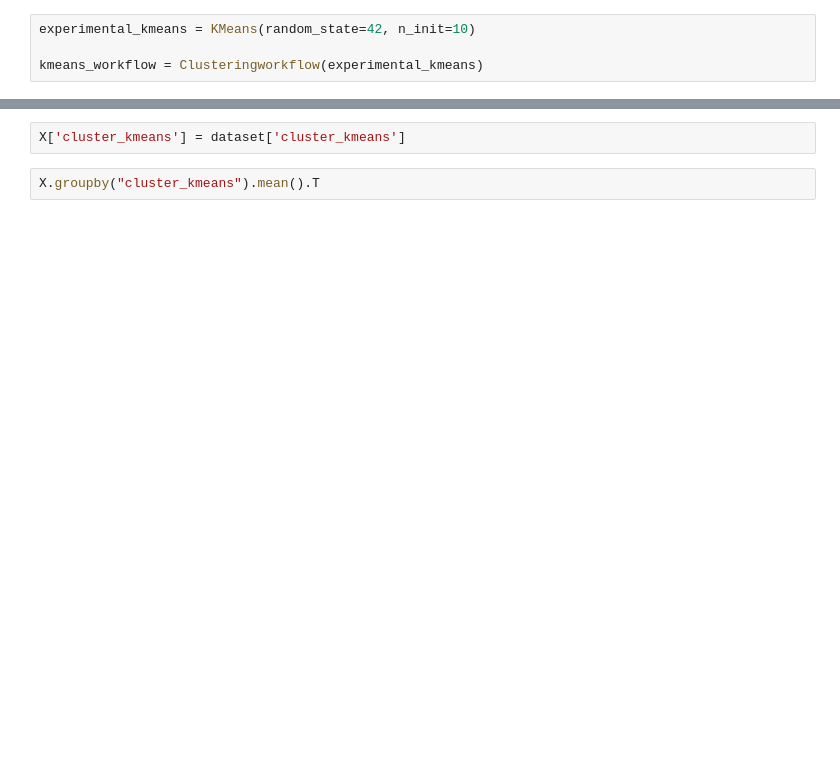
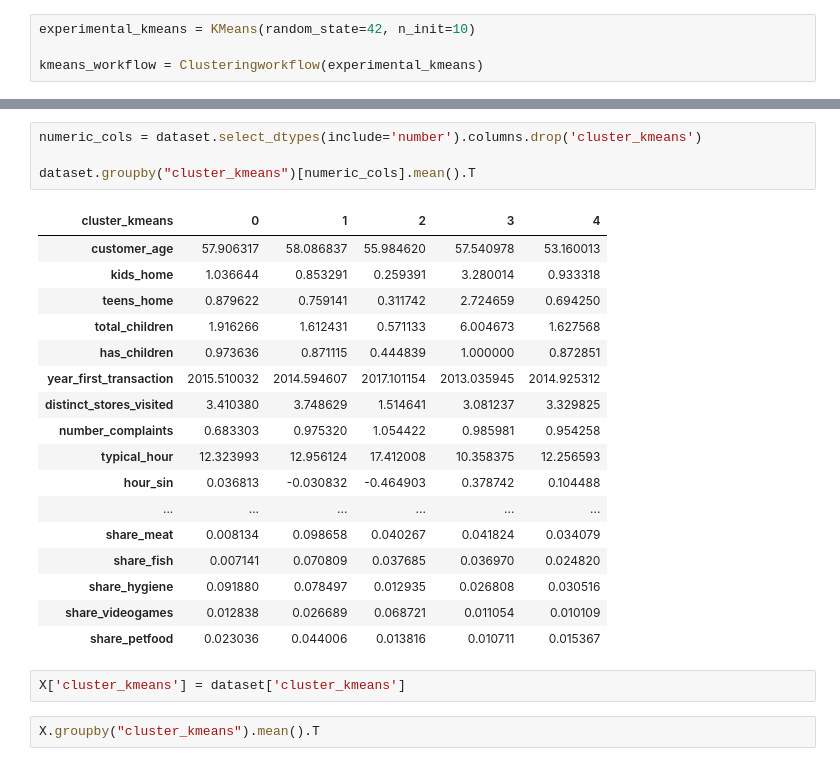
Before and after one commit to tiago2806/ml_project, a Jupyter notebook: notebooks/03_modelling.ipynb, the cells around one changed output, grey strips where cells are left out. Saved outputs shown, nothing was run; the diff lists cells and outputs as text; blank space fills up the shorter version.

```diff
--- a/notebooks/03_modelling.ipynb
+++ b/notebooks/03_modelling.ipynb
@@ -148,4 +138,26 @@ cluster_kmeans
 Name: count, dtype: int64
+# %%
+numeric_cols = dataset.select_dtypes(include='number').columns.drop('cluster_kmeans')
+
+dataset.groupby("cluster_kmeans")[numeric_cols].mean().T
+# %% [output]
+| cluster_kmeans | 0 | 1 | 2 | 3 | 4 |
+| customer_age | 57.906317 | 58.086837 | 55.984620 | 57.540978 | 53.160013 |
+| kids_home | 1.036644 | 0.853291 | 0.259391 | 3.280014 | 0.933318 |
+| teens_home | 0.879622 | 0.759141 | 0.311742 | 2.724659 | 0.694250 |
+| total_children | 1.916266 | 1.612431 | 0.571133 | 6.004673 | 1.627568 |
+| has_children | 0.973636 | 0.871115 | 0.444839 | 1.000000 | 0.872851 |
+| year_first_transaction | 2015.510032 | 2014.594607 | 2017.101154 | 2013.035945 | 2014.925312 |
+| distinct_stores_visited | 3.410380 | 3.748629 | 1.514641 | 3.081237 | 3.329825 |
+| number_complaints | 0.683303 | 0.975320 | 1.054422 | 0.985981 | 0.954258 |
+| typical_hour | 12.323993 | 12.956124 | 17.412008 | 10.358375 | 12.256593 |
+| hour_sin | 0.036813 | -0.030832 | -0.464903 | 0.378742 | 0.104488 |
+| ... | ... | ... | ... | ... | ... |
+| share_meat | 0.008134 | 0.098658 | 0.040267 | 0.041824 | 0.034079 |
+| share_fish | 0.007141 | 0.070809 | 0.037685 | 0.036970 | 0.024820 |
+| share_hygiene | 0.091880 | 0.078497 | 0.012935 | 0.026808 | 0.030516 |
+| share_videogames | 0.012838 | 0.026689 | 0.068721 | 0.011054 | 0.010109 |
+| share_petfood | 0.023036 | 0.044006 | 0.013816 | 0.010711 | 0.015367 |
 # %%
 X['cluster_kmeans'] = dataset['cluster_kmeans']
 # %%
```
Also changed, not shown: parts of 12 cells of this notebook, 1 other file.
